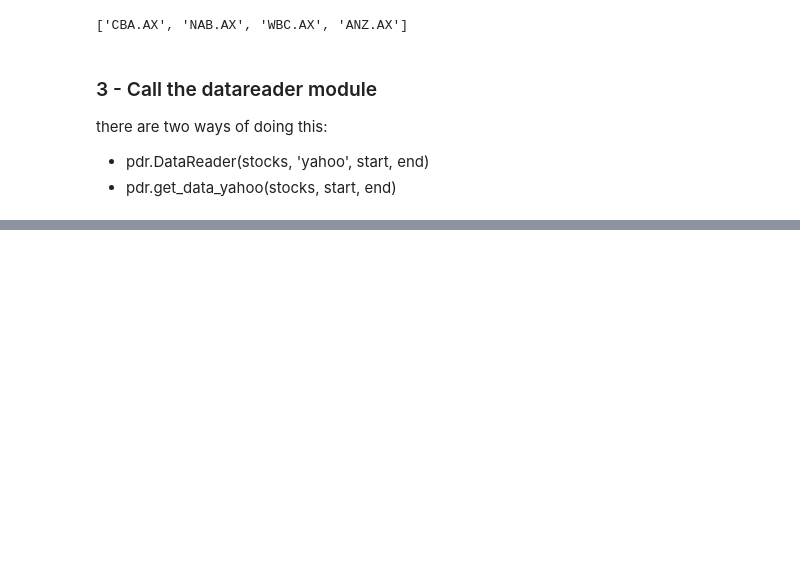
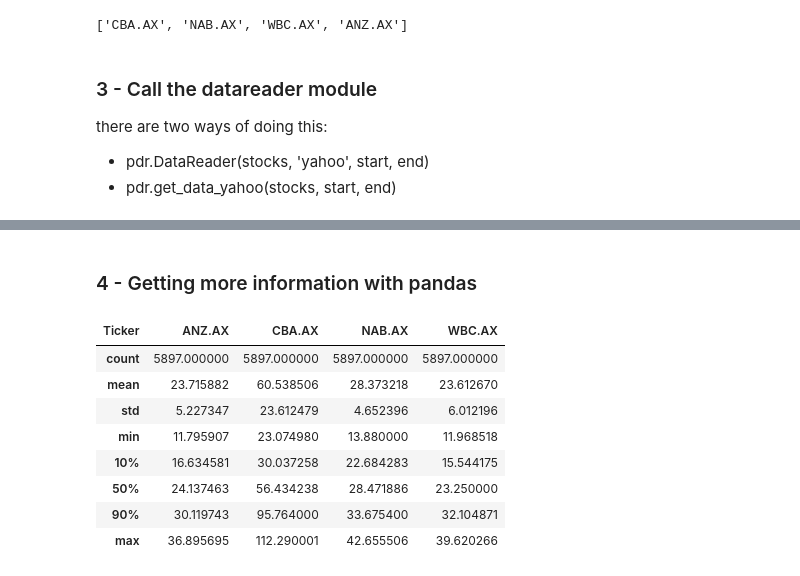
Before and after one commit to Hctor11/financial-notes, a Jupyter notebook: src/01-stockdata.ipynb, the cells around one changed output, grey strips where cells are left out. Saved outputs shown, nothing was run; the diff lists cells and outputs as text; code cells hidden in the pictures; blank space fills up the shorter version.

```diff
--- a/src/01-stockdata.ipynb
+++ b/src/01-stockdata.ipynb
@@ -38,0 +61,14 @@ TypeError: string indices must be integers
+# %% [markdown]
+### 4 - Getting more information with pandas
+# %%
+close.describe(percentiles=[0.1,0.5,0.9])
+# %% [output]
+| Ticker | ANZ.AX | CBA.AX | NAB.AX | WBC.AX |
+| count | 5897.000000 | 5897.000000 | 5897.000000 | 5897.000000 |
+| mean | 23.715882 | 60.538506 | 28.373218 | 23.612670 |
+| std | 5.227347 | 23.612479 | 4.652396 | 6.012196 |
+| min | 11.795907 | 23.074980 | 13.880000 | 11.968518 |
+| 10% | 16.634581 | 30.037258 | 22.684283 | 15.544175 |
+| 50% | 24.137463 | 56.434238 | 28.471886 | 23.250000 |
+| 90% | 30.119743 | 95.764000 | 33.675400 | 32.104871 |
+| max | 36.895695 | 112.290001 | 42.655506 | 39.620266 |
```
Also changed, not shown: parts of 6 cells of this notebook.
